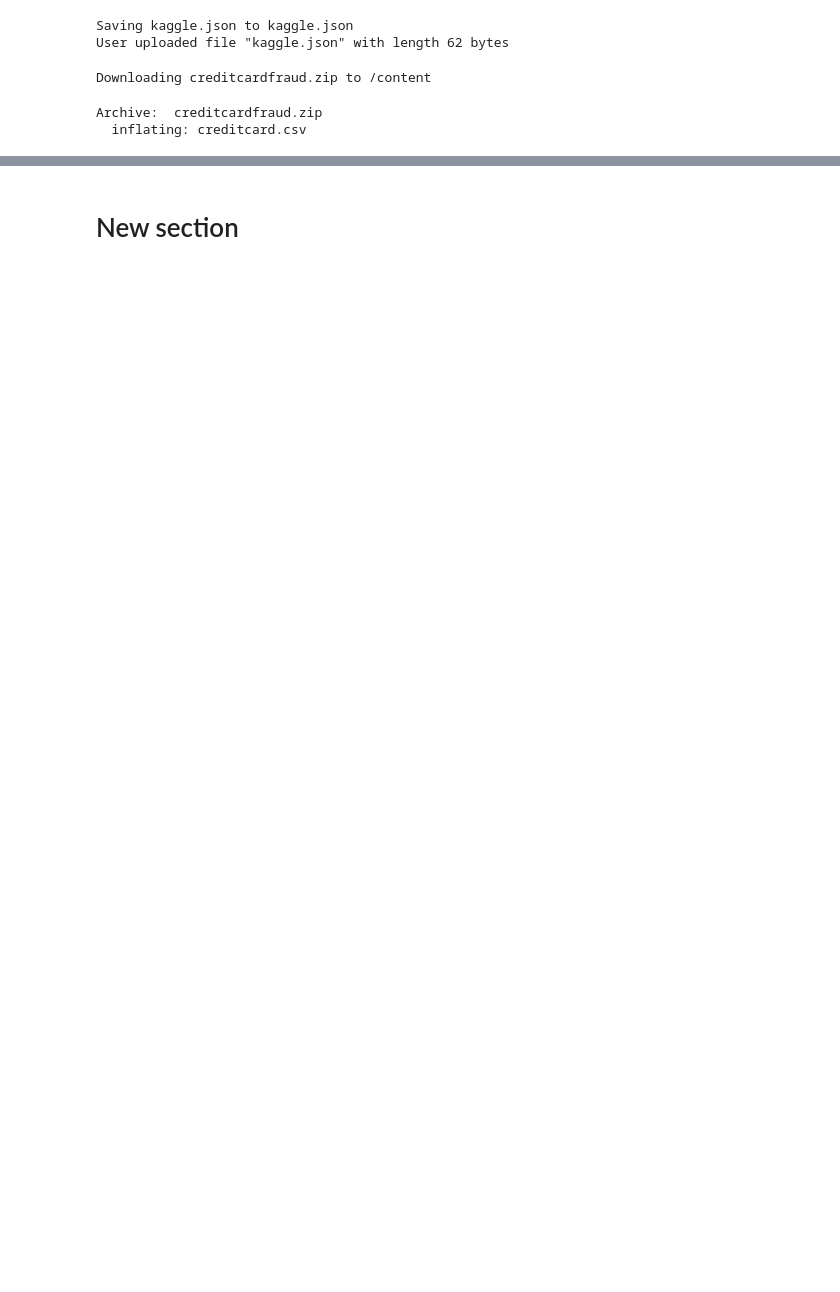
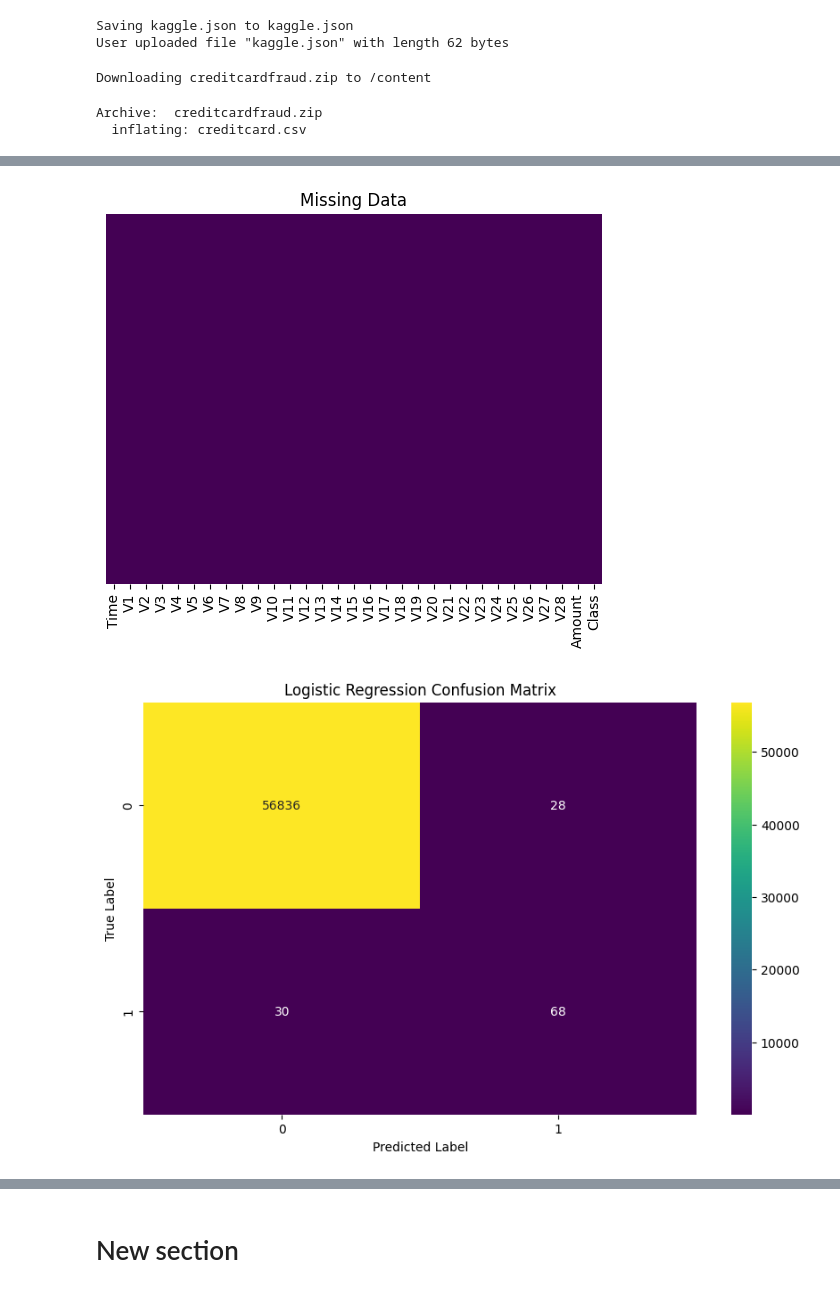
Before and after one commit to UliksSekiraqa/NotebookProjects, a Jupyter notebook: CreditCardFraudDetection.ipynb, the cells around one changed output, grey strips where cells are left out. Saved outputs shown, nothing was run; the diff lists cells and outputs as text; code cells hidden in the pictures; blank space fills up the shorter version.

```diff
--- a/CreditCardFraudDetection.ipynb
+++ b/CreditCardFraudDetection.ipynb
@@ -40,3 +40,79 @@ Downloading creditcardfraud.zip to /content
 # %% [output]
 Archive:  creditcardfraud.zip
   inflating: creditcard.csv
+# %%
+# Import necessary libraries
+import numpy as np
+import pandas as pd
+import matplotlib.pyplot as plt
+import seaborn as sns
+from sklearn.model_selection import train_test_split
+from sklearn.linear_model import LogisticRegression
+from sklearn.ensemble import RandomForestClassifier
+from sklearn.metrics import accuracy_score, classification_report, confusion_matrix
+
+# Load the Credit Card Fraud Detection dataset
+credit_card_data = pd.read_csv("creditcard.csv")
+
+# Display the first few rows of the dataset
+credit_card_data.head()
+
+# Check for missing values
+credit_card_data.isnull().sum()
+
+# Visualize missing values
+sns.heatmap(credit_card_data.isnull(), yticklabels=False, cbar=False, cmap='viridis')
+plt.title('Missing Data')
+
+# Explore data distribution
+plt.figure(figsize=(10, 6))
+sns.histplot(credit_card_data['Class'], bins=2, kde=False)
+plt.title('Class Distribution (0: No Fraud, 1: Fraud)')
+
+# Split dataset into features and target variable
+X = credit_card_data.drop('Class', axis=1)
+y = credit_card_data['Class']
+
+# Split data into training and testing sets
+X_train, X_test, y_train, y_test = train_test_split(X, y, test_size=0.2, random_state=42)
+
+# Train Logistic Regression classifier
+lr_classifier = LogisticRegression()
+lr_classifier.fit(X_train, y_train)
+
+# Make predictions
+y_pred_lr = lr_classifier.predict(X_test)
+
+# Evaluate the model
+accuracy_lr = accuracy_score(y_test, y_pred_lr)
+print(f'Logistic Regression Accuracy: {accuracy_lr}')
+
+# Generate classification report and confusion matrix
+print(classification_report(y_test, y_pred_lr))
+conf_matrix_lr = confusion_matrix(y_test, y_pred_lr)
+sns.heatmap(conf_matrix_lr, annot=True, fmt='d', cmap='viridis')
+plt.xlabel('Predicted Label')
+plt.ylabel('True Label')
+plt.title('Logistic Regression Confusion Matrix')
+plt.show()
+
+# Train Random Forest classifier
+rf_classifier = RandomForestClassifier(n_estimators=100, random_state=42)
+rf_classifier.fit(X_train, y_train)
+
+# Make predictions
+y_pred_rf = rf_classifier.predict(X_test)
+
+# Evaluate the model
+accuracy_rf = accuracy_score(y_test, y_pred_rf)
+print(f'Random Forest Accuracy: {accuracy_rf}')
+
+# Generate classification report and confusion matrix
+print(classification_report(y_test, y_pred_rf))
+conf_matrix_rf = confusion_matrix(y_test, y_pred_rf)
+sns.heatmap(conf_matrix_rf, annot=True, fmt='d', cmap='viridis')
+plt.xlabel('Predicted Label')
+plt.ylabel('True Label')
+plt.title('Random Forest Confusion Matrix')
+plt.show()
+# %% [output]
@@ -42,0 +135,2 @@ Archive:  creditcardfraud.zip
+[figure, added]
+[figure, added]
```
Also changed, not shown: parts of 1 cell of this notebook.
